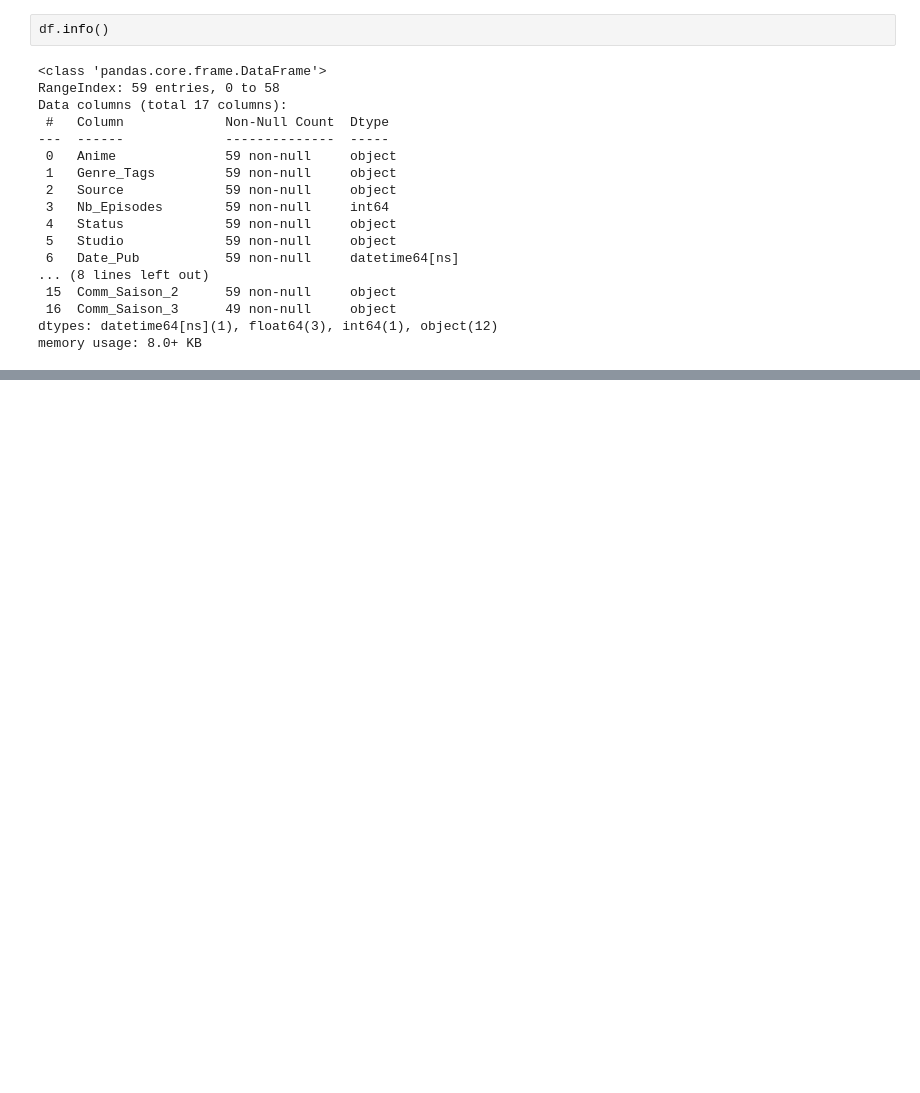
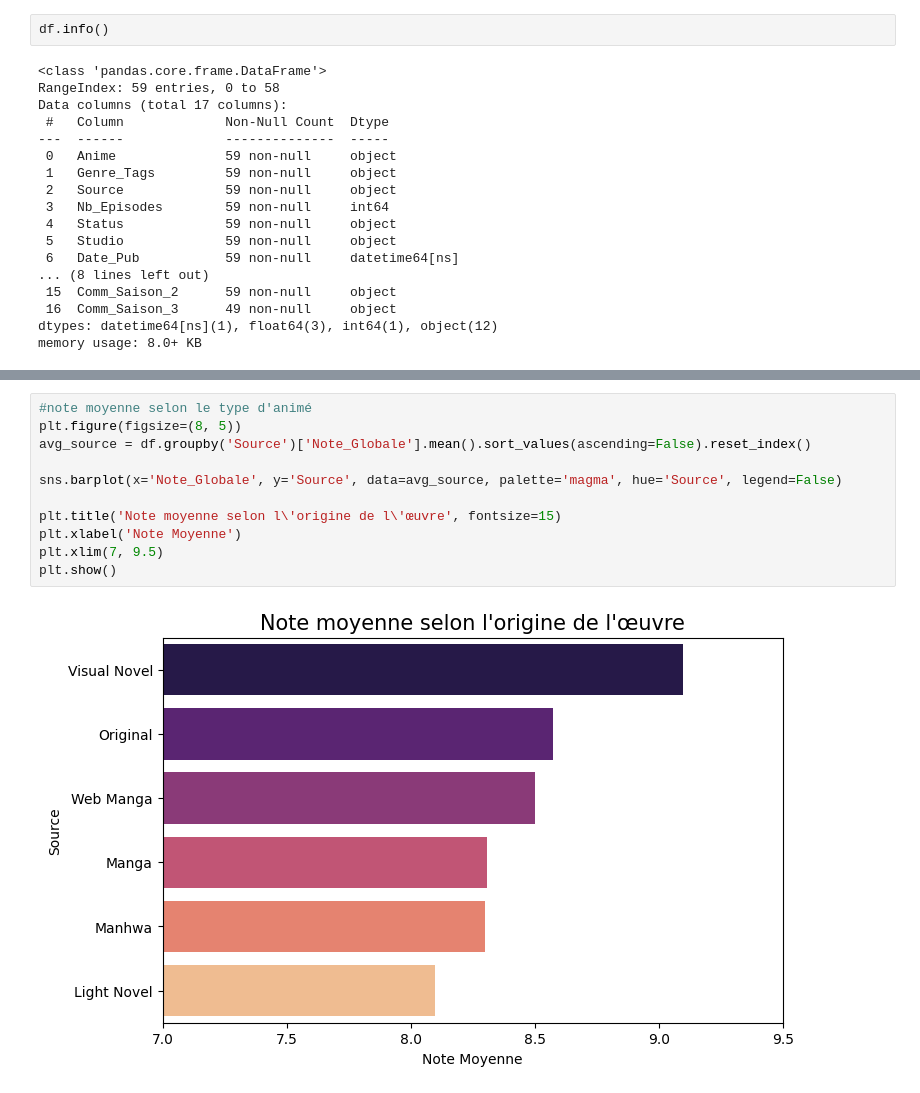
Before and after one commit to Louisnrry/Projet_Data_Anime, a Jupyter notebook: notebook.ipynb, the cells around one changed output, grey strips where cells are left out. Saved outputs shown, nothing was run; the diff lists cells and outputs as text; blank space fills up the shorter version.

```diff
--- a/notebook.ipynb
+++ b/notebook.ipynb
@@ -55,0 +101,13 @@ memory usage: 8.0+ KB
+# %%
+#note moyenne selon le type d'animé
+plt.figure(figsize=(8, 5))
+avg_source = df.groupby('Source')['Note_Globale'].mean().sort_values(ascending=False).reset_index()
+
+sns.barplot(x='Note_Globale', y='Source', data=avg_source, palette='magma', hue='Source', legend=False)
+
+plt.title('Note moyenne selon l\'origine de l\'œuvre', fontsize=15)
+plt.xlabel('Note Moyenne')
+plt.xlim(7, 9.5)
+plt.show()
+# %% [output]
+[figure, added]
```
Also changed, not shown: parts of 7 cells of this notebook.
